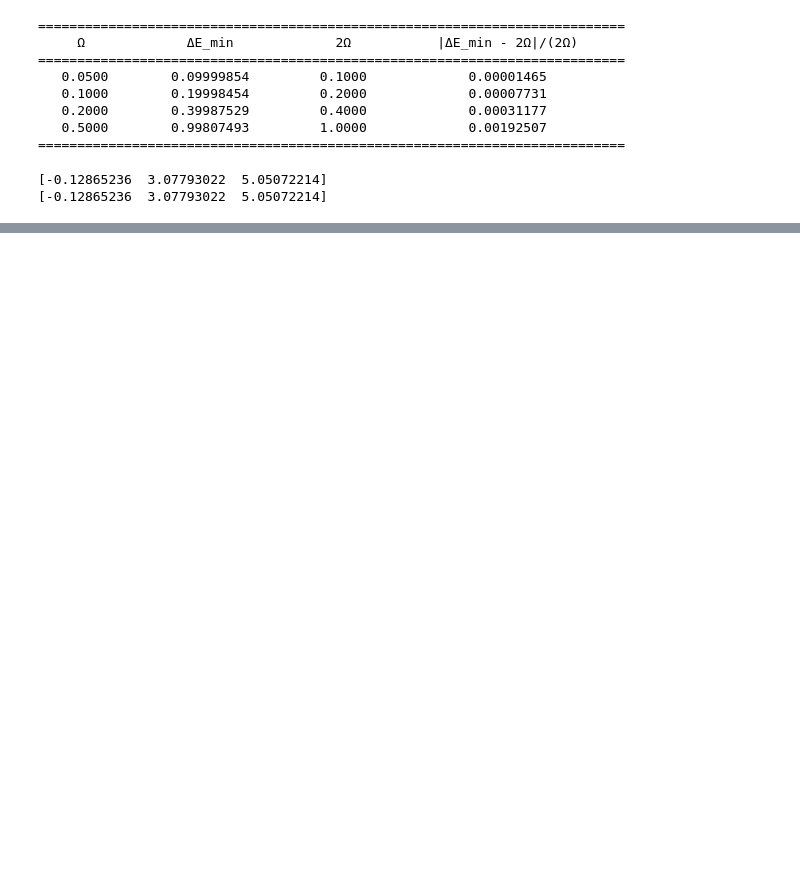
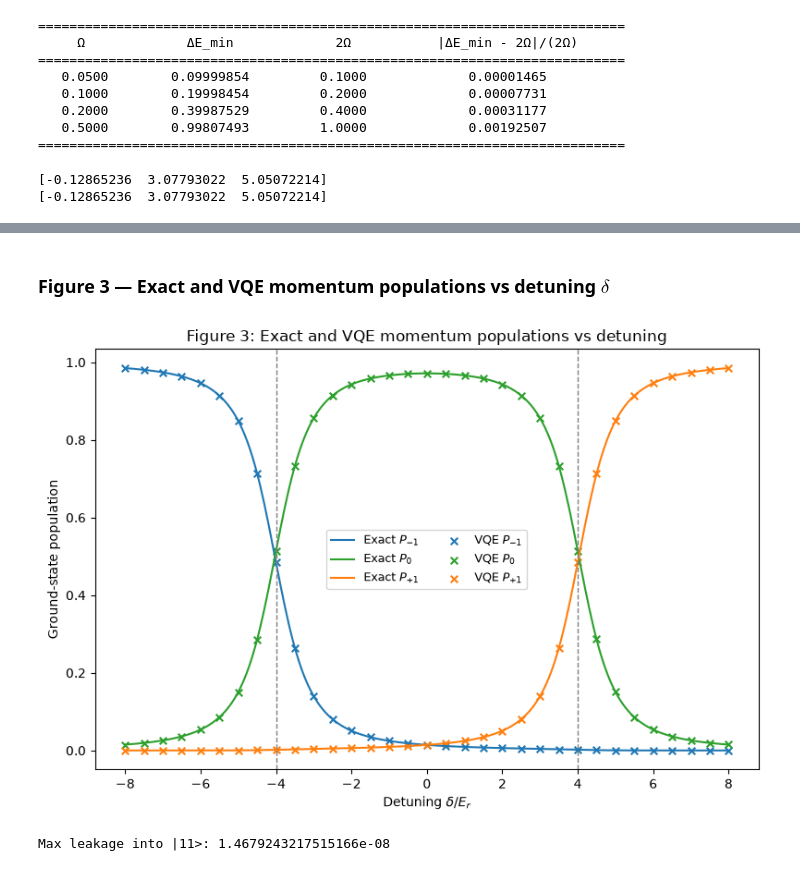
Before and after one commit to Doshi143/bragg-vqe, a Jupyter notebook: Detuned_Bragg_Lattice_VQE.ipynb, the cells around one changed output, grey strips where cells are left out. Drawn from its saved outputs; the diff is of its cells as text; code cells hidden in the pictures; blank space fills up the shorter version.

```diff
--- a/Detuned_Bragg_Lattice_VQE.ipynb
+++ b/Detuned_Bragg_Lattice_VQE.ipynb
@@ -280,0 +487,29 @@ print(fidelity)
+# %% [markdown]
+### Figure 3 — Exact and VQE momentum populations vs detuning $\delta$
+# %%
+fig, ax = plt.subplots(figsize=(8, 5.5))
+
+colors = {"minus": "tab:blue", "zero": "tab:green", "plus": "tab:orange"}
+
+ax.plot(delta_values, population_data[:, 0], color=colors["minus"], label=r"Exact $P_{-1}$")
+ax.plot(delta_values, population_data[:, 1], color=colors["zero"], label=r"Exact $P_0$")
+ax.plot(delta_values, population_data[:, 2], color=colors["plus"], label=r"Exact $P_{+1}$")
+
+ax.scatter(sweep_df["delta"], sweep_df["p_minus"], color=colors["minus"], marker="x", s=30, label=r"VQE $P_{-1}$")
+ax.scatter(sweep_df["delta"], sweep_df["p_zero"], color=colors["zero"], marker="x", s=30, label=r"VQE $P_0$")
+ax.scatter(sweep_df["delta"], sweep_df["p_plus"], color=colors["plus"], marker="x", s=30, label=r"VQE $P_{+1}$")
+
+ax.axvline(-4, color="grey", linestyle="--", linewidth=1)
+ax.axvline(4, color="grey", linestyle="--", linewidth=1)
+ax.set_xlabel(r"Detuning $\delta / E_r$")
+ax.set_ylabel("Ground-state population")
+ax.set_title("Figure 3: Exact and VQE momentum populations vs detuning")
+ax.legend(ncol=2, fontsize=9)
+fig.tight_layout()
+fig.savefig("figures/fig3_exact_vqe_populations.png", dpi=150)
+plt.show()
+
+print("Max leakage into |11>:", sweep_df["leakage"].max())
+# %% [output]
+[figure, added]
+Max leakage into |11>: 1.4679243217515166e-08
```
Also changed, not shown: parts of 24 cells of this notebook, 6 other files.
